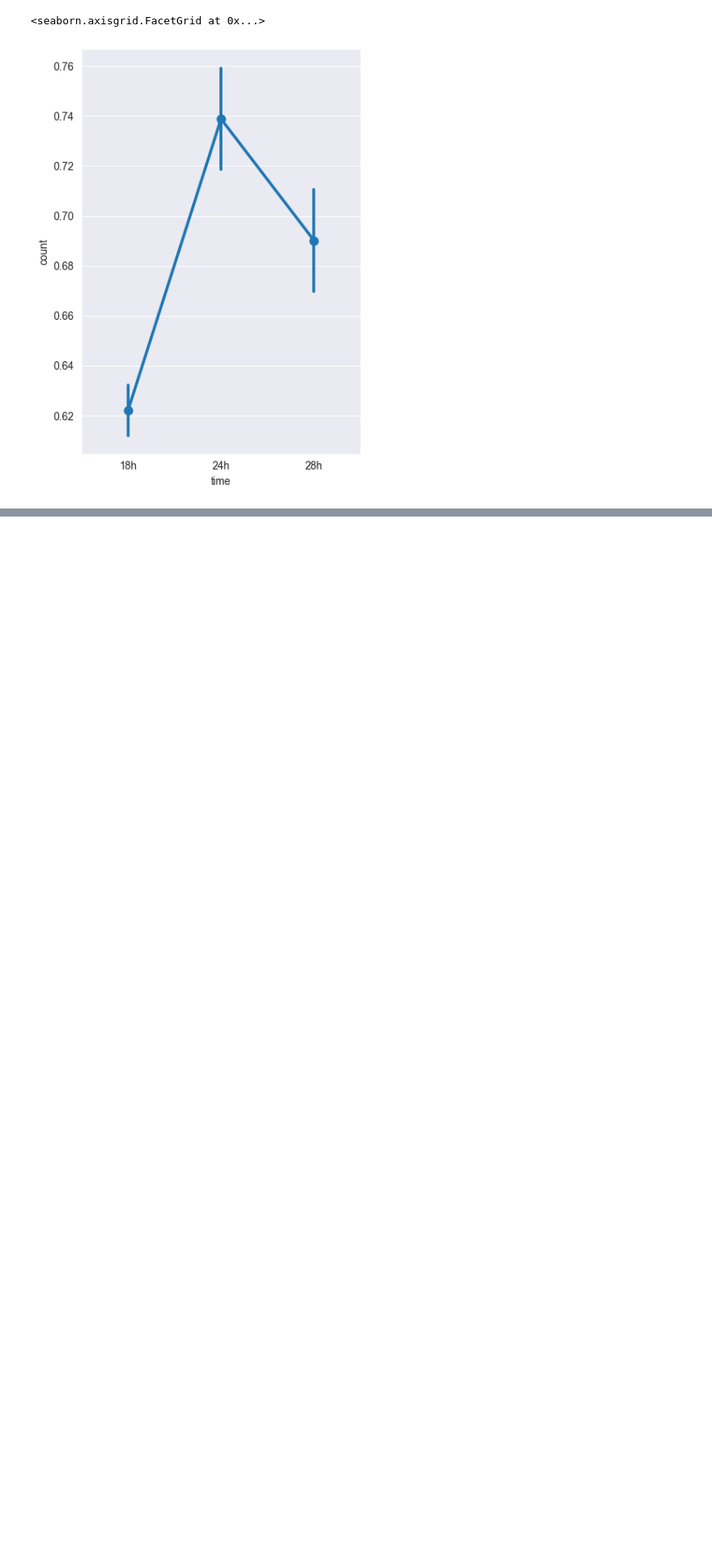
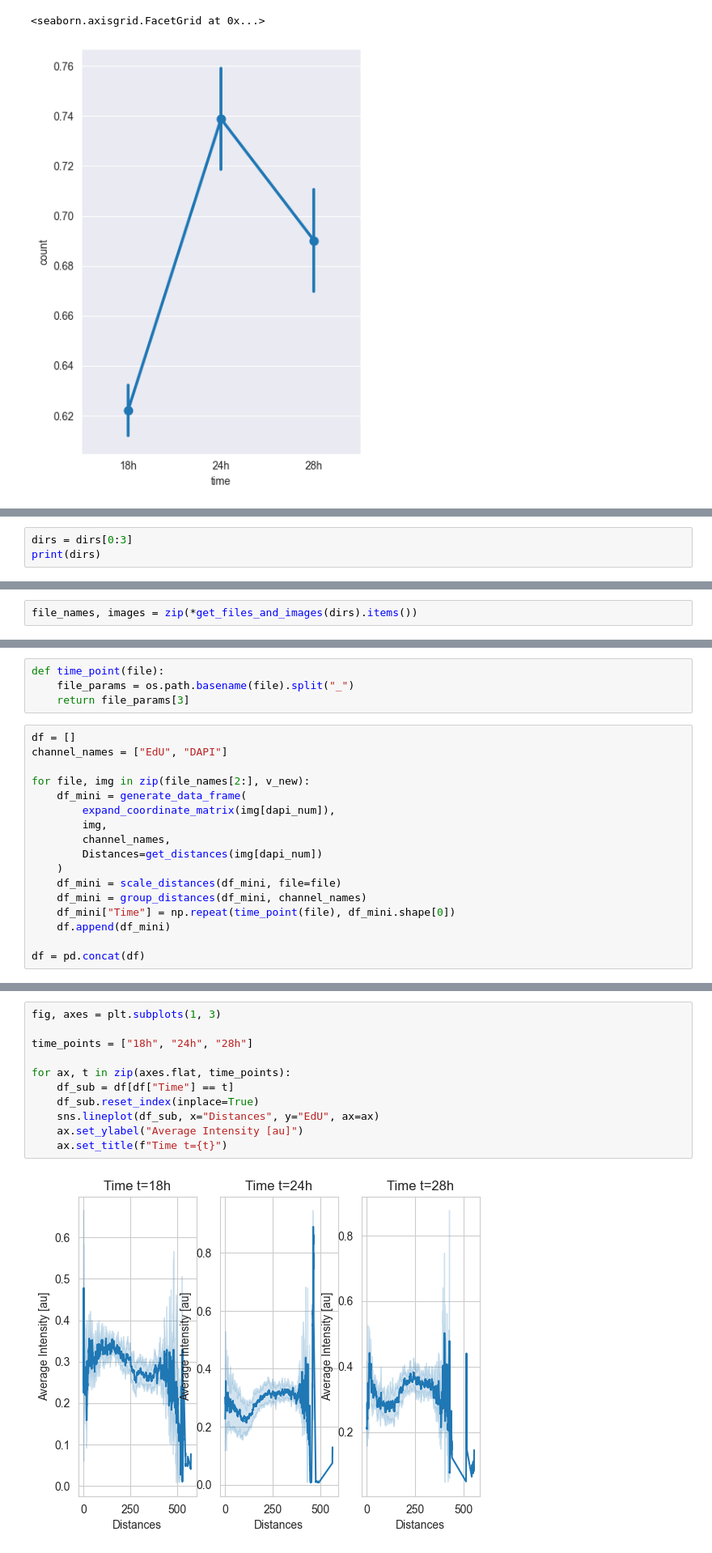
Before and after one commit to flotji-potji/micropattern_analysis, a Jupyter notebook: FS1_cell_cycle.ipynb, the cells around one changed output, grey strips where cells are left out. Shown: that part at 81% size. Cells and saved outputs as stored; diff of their text form; blank space fills up the shorter version.

```diff
--- a/FS1_cell_cycle.ipynb
+++ b/FS1_cell_cycle.ipynb
@@ -97,0 +95,3 @@ sns.catplot(df, x="time", y="count", errorbar="se",
+# %%
+dirs = dirs[0:3]
+print(dirs)
@@ -97,0 +100,2 @@ sns.catplot(df, x="time", y="count", errorbar="se",
+# %%
+file_names, images = zip(*get_files_and_images(dirs).items())
@@ -97,0 +122,21 @@ sns.catplot(df, x="time", y="count", errorbar="se",
+# %%
+def time_point(file):
+    file_params = os.path.basename(file).split("_")
+    return file_params[3]
+# %%
+df = []
+channel_names = ["EdU", "DAPI"]
+
+for file, img in zip(file_names[2:], v_new):
+    df_mini = generate_data_frame(
+        expand_coordinate_matrix(img[dapi_num]),
+        img,
+        channel_names,
+        Distances=get_distances(img[dapi_num])
+    )
+    df_mini = scale_distances(df_mini, file=file)
+    df_mini = group_distances(df_mini, channel_names)
+    df_mini["Time"] = np.repeat(time_point(file), df_mini.shape[0])
+    df.append(df_mini)
+
+df = pd.concat(df)
@@ -97,0 +145,13 @@ sns.catplot(df, x="time", y="count", errorbar="se",
+# %%
+fig, axes = plt.subplots(1, 3)
+
+time_points = ["18h", "24h", "28h"]
+
+for ax, t in zip(axes.flat, time_points):
+    df_sub = df[df["Time"] == t]
+    df_sub.reset_index(inplace=True)
+    sns.lineplot(df_sub, x="Distances", y="EdU", ax=ax)
+    ax.set_ylabel("Average Intensity [au]")
+    ax.set_title(f"Time t={t}")
+# %% [output]
+[figure, added]
```
Also changed, not shown: parts of 12 cells of this notebook, 1 other file.
